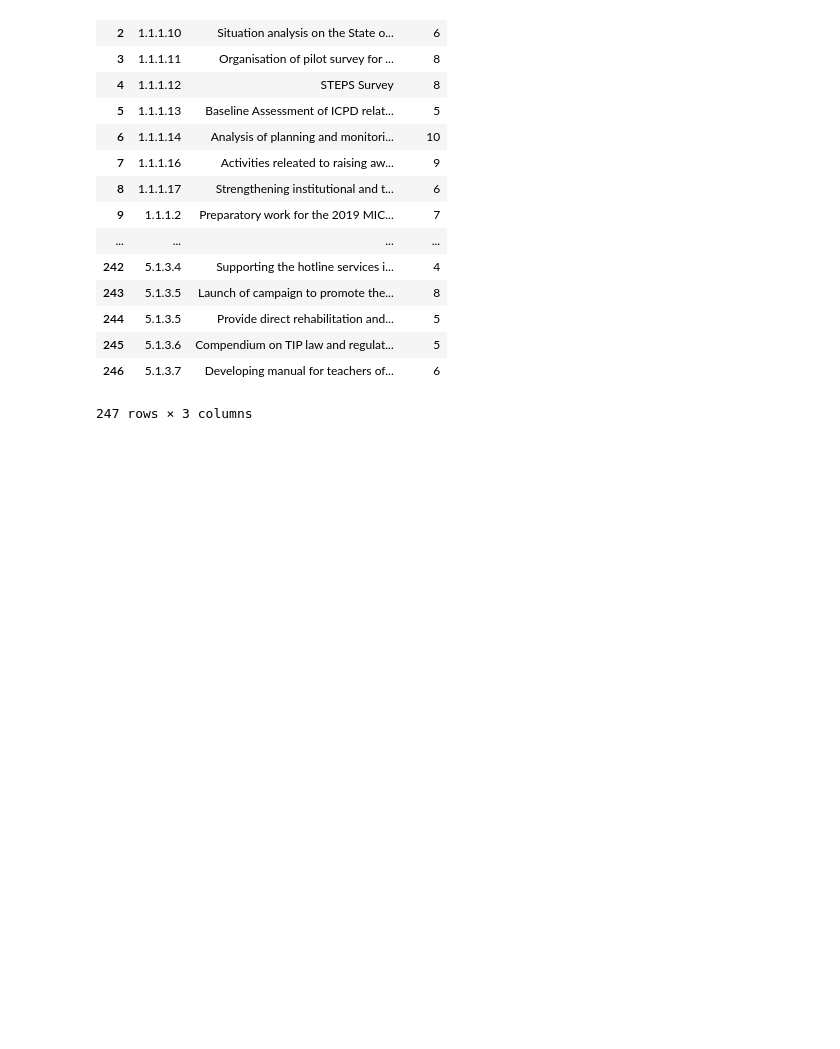
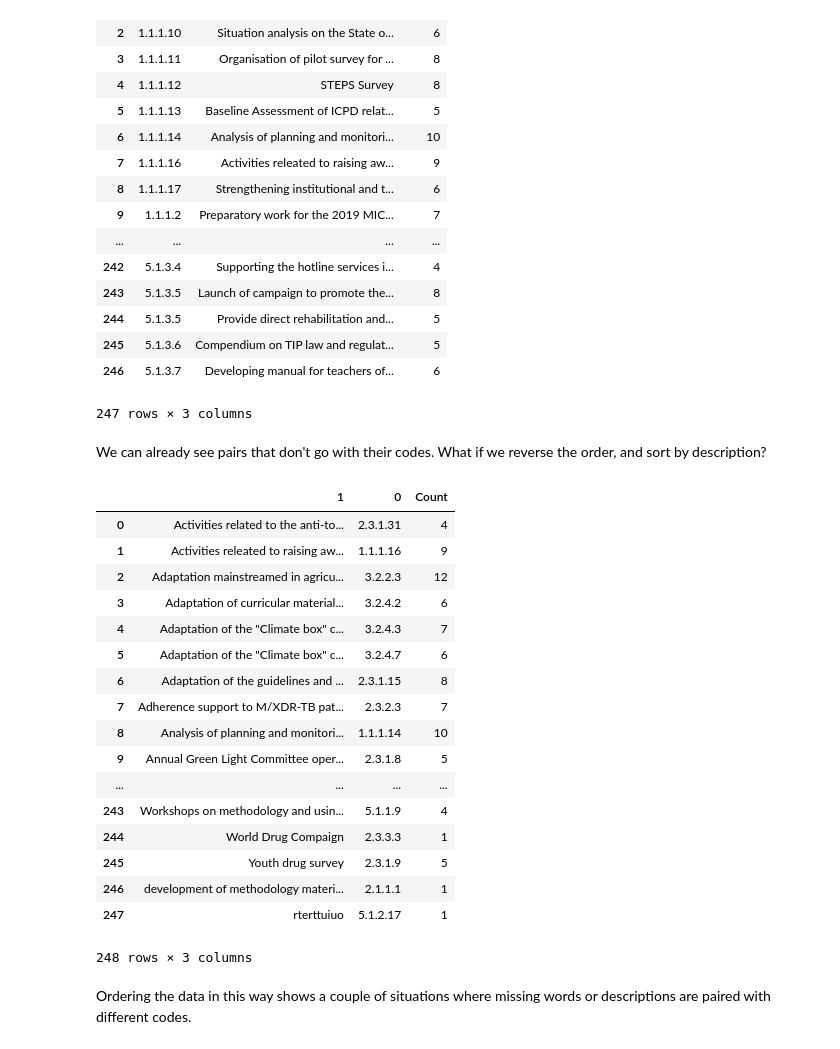
Before and after one commit to brownworth/DM19MD, a Jupyter notebook: Python/MD-9-ExcelData.ipynb, the cells around one changed output. Drawn from its saved outputs; the diff is of its cells as text; code cells hidden in the pictures; blank space fills up the shorter version.

```diff
--- a/Python/MD-9-ExcelData.ipynb
+++ b/Python/MD-9-ExcelData.ipynb
@@ -36,0 +48,2 @@ memory usage: 100.1+ KB
+# %%
+ka_tags = tkm_data.get('KA-Tags')
@@ -87,3 +149,28 @@ tkm_data.get('KA-Tags')['Key Activity'].str.split(' - ').apply(pd.Series).groupb
 | 245 | 5.1.3.6 | Compendium on TIP law and regulat... | 5 |
 | 246 | 5.1.3.7 | Developing manual for teachers of... | 6 |
 247 rows × 3 columns
+# %% [markdown]
+We can already see pairs that don't go with their codes. What if we reverse the order, and sort by description?
+# %%
+ka_tags['Key Activity'].str.split(' - ',1).apply(pd.Series).groupby([1,0]).size().reset_index(name='Count')
+# %% [output]
+|  | 1 | 0 | Count |
+| 0 | Activities related to the anti-to... | 2.3.1.31 | 4 |
+| 1 | Activities releated to raising aw... | 1.1.1.16 | 9 |
+| 2 | Adaptation mainstreamed in agricu... | 3.2.2.3 | 12 |
+| 3 | Adaptation of curricular material... | 3.2.4.2 | 6 |
+| 4 | Adaptation of the "Climate box" c... | 3.2.4.3 | 7 |
+| 5 | Adaptation of the "Climate box" c... | 3.2.4.7 | 6 |
+| 6 | Adaptation of the guidelines and ... | 2.3.1.15 | 8 |
+| 7 | Adherence support to M/XDR-TB pat... | 2.3.2.3 | 7 |
+| 8 | Analysis of planning and monitori... | 1.1.1.14 | 10 |
+| 9 | Annual Green Light Committee oper... | 2.3.1.8 | 5 |
+| ... | ... | ... | ... |
+| 243 | Workshops on methodology and usin... | 5.1.1.9 | 4 |
+| 244 | World Drug Compaign | 2.3.3.3 | 1 |
+| 245 | Youth drug survey | 2.3.1.9 | 5 |
+| 246 | development of methodology materi... | 2.1.1.1 | 1 |
+| 247 | rterttuiuo | 5.1.2.17 | 1 |
+248 rows × 3 columns
+# %% [markdown]
+Ordering the data in this way shows a couple of situations where missing words or descriptions are paired with different codes.
```
Also changed, not shown: parts of 29 cells of this notebook, 1 other file.
